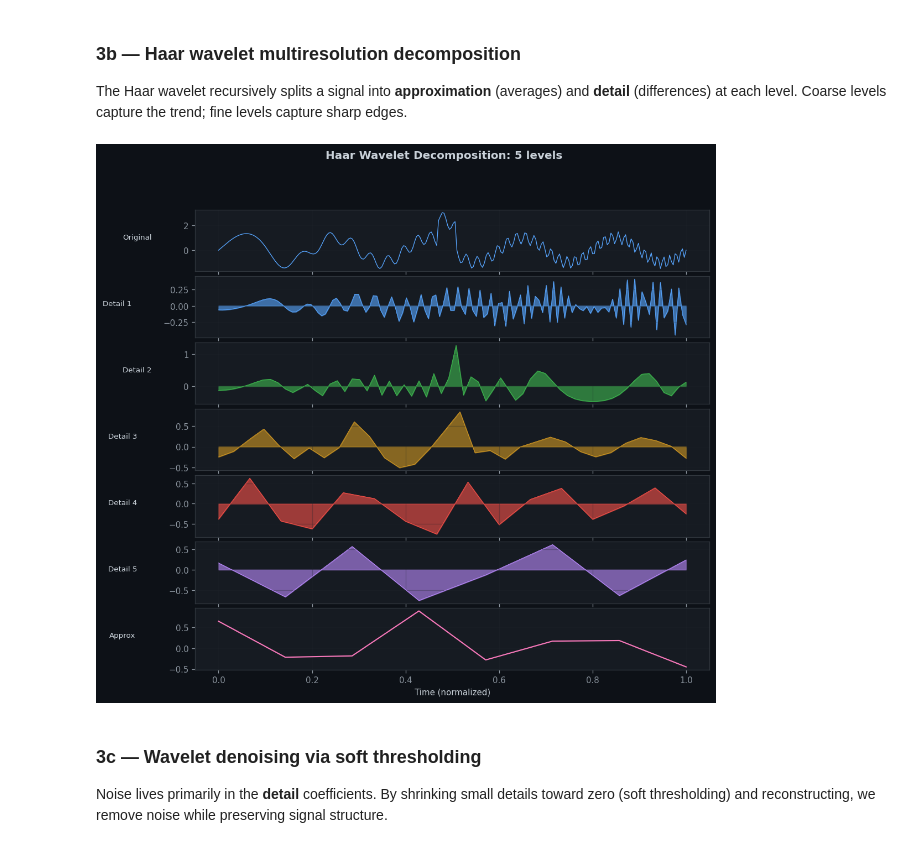
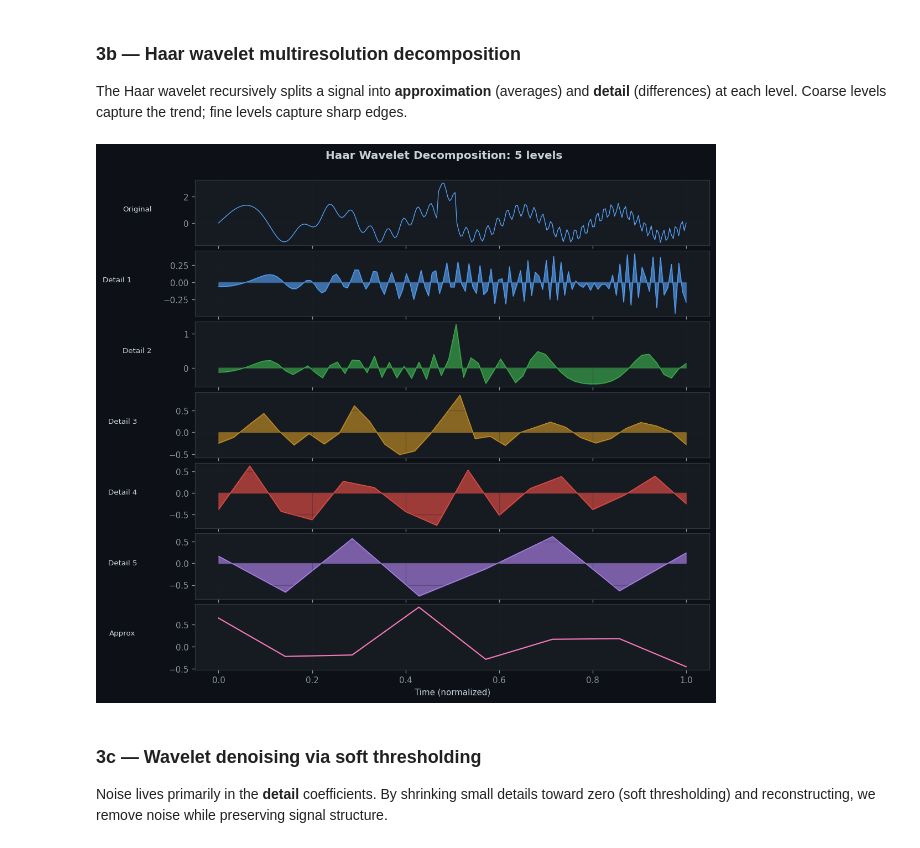
Before and after one commit to c0re-i5/bit-tricks-and-wave-functions, a Jupyter notebook: visual_guide.ipynb, the cells around one changed output. Saved outputs shown, nothing was run; the diff lists cells and outputs as text; code cells hidden in the pictures.

```diff
--- a/visual_guide.ipynb
+++ b/visual_guide.ipynb
@@ -68,8 +68,8 @@ components = [
     (13, 0.3,  "13 Hz, A = 0.3"),
 ]
 
-fig, axes = plt.subplots(len(components) + 1, 1, figsize=(10, 7),
-                          sharex=True, gridspec_kw={"hspace": 0.05})
+fig, axes = plt.subplots(len(components) + 1, 1, figsize=(10, 7), sharex=True)
+fig.subplots_adjust(hspace=0.05, top=0.93)
 composite = np.zeros_like(t)
 for ax, (freq, amp, label) in zip(axes[:-1], components):
     wave = amp * np.sin(2 * np.pi * freq * t)
@@ -88,7 +88,6 @@ axes[-1].set_ylim(-1.9, 1.9)
 axes[-1].grid(True)
 
 fig.suptitle("Superposition: 3 simple waves → 1 complex signal",
-             y=0.95, fontsize=12, fontweight="bold")
-plt.tight_layout(rect=[0, 0, 1, 0.93])
+             fontsize=12, fontweight="bold")
 plt.show()
 # %% [output]
@@ -405,37 +404,36 @@ N = 256
 t = np.linspace(0, 1, N)
 signal = np.sin(2 * np.pi * 5 * t) + 0.5 * np.sin(2 * np.pi * 40 * t * t)
 signal[120:130] += 2.0   # sharp spike
 
 approx, details = haar_decompose(signal, max_levels=5)
 
-fig, axes = plt.subplots(len(details) + 2, 1, figsize=(10, 9),
-                          gridspec_kw={"hspace": 0.08})
+fig, axes = plt.subplots(len(details) + 2, 1, figsize=(10, 9))
+fig.subplots_adjust(hspace=0.08, top=0.93)
 axes[0].plot(t, signal, color=CYAN, linewidth=0.8)
 axes[0].set_ylabel("Original", fontsize=8, rotation=0, labelpad=50)
 axes[0].grid(True, alpha=0.3)
 axes[0].tick_params(labelbottom=False)
 
 for i, detail in enumerate(details):
     ax = axes[i + 1]
     t_d = np.linspace(0, 1, len(detail))
     ax.fill_between(t_d, 0, detail, color=COLORS[i % len(COLORS)], alpha=0.6)
     ax.plot(t_d, detail, color=COLORS[i % len(COLORS)], linewidth=0.5)
     ax.set_ylabel(f"Detail {i+1}", fontsize=8, rotation=0, labelpad=50)
     ax.grid(True, alpha=0.3)
     ax.tick_params(labelbottom=False)
 
 t_a = np.linspace(0, 1, len(approx))
 axes[-1].plot(t_a, approx, color=PINK, linewidth=1.3)
 axes[-1].set_ylabel("Approx", fontsize=8, rotation=0, labelpad=50)
 axes[-1].set_xlabel("Time (normalized)")
 axes[-1].grid(True, alpha=0.3)
 
 fig.suptitle("Haar Wavelet Decomposition: 5 levels",
              fontsize=12, fontweight="bold")
-plt.tight_layout()
 plt.show()
 # %% [output]
-[figure, old version]
+[figure, new version]
 # %% [markdown]
 ### 3c — Wavelet denoising via soft thresholding
 
```
Also changed, not shown: parts of 3 cells of this notebook.
